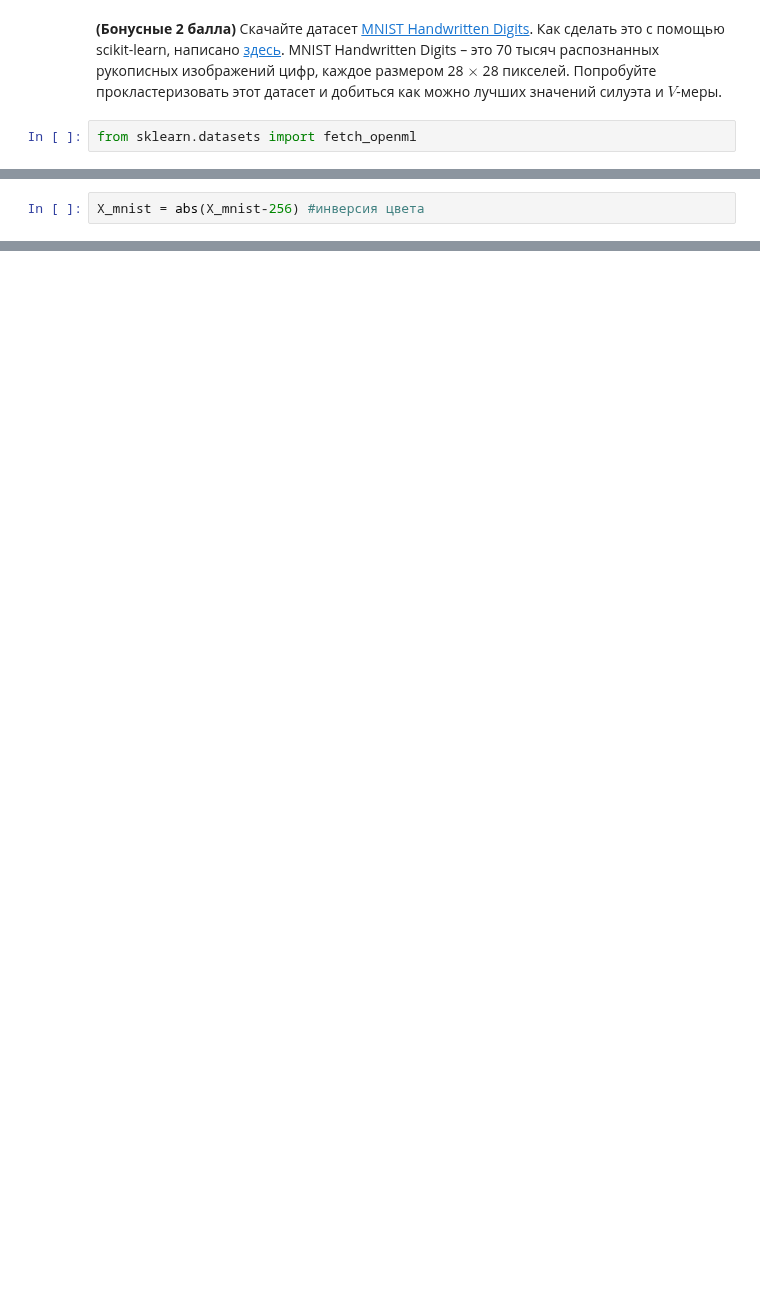
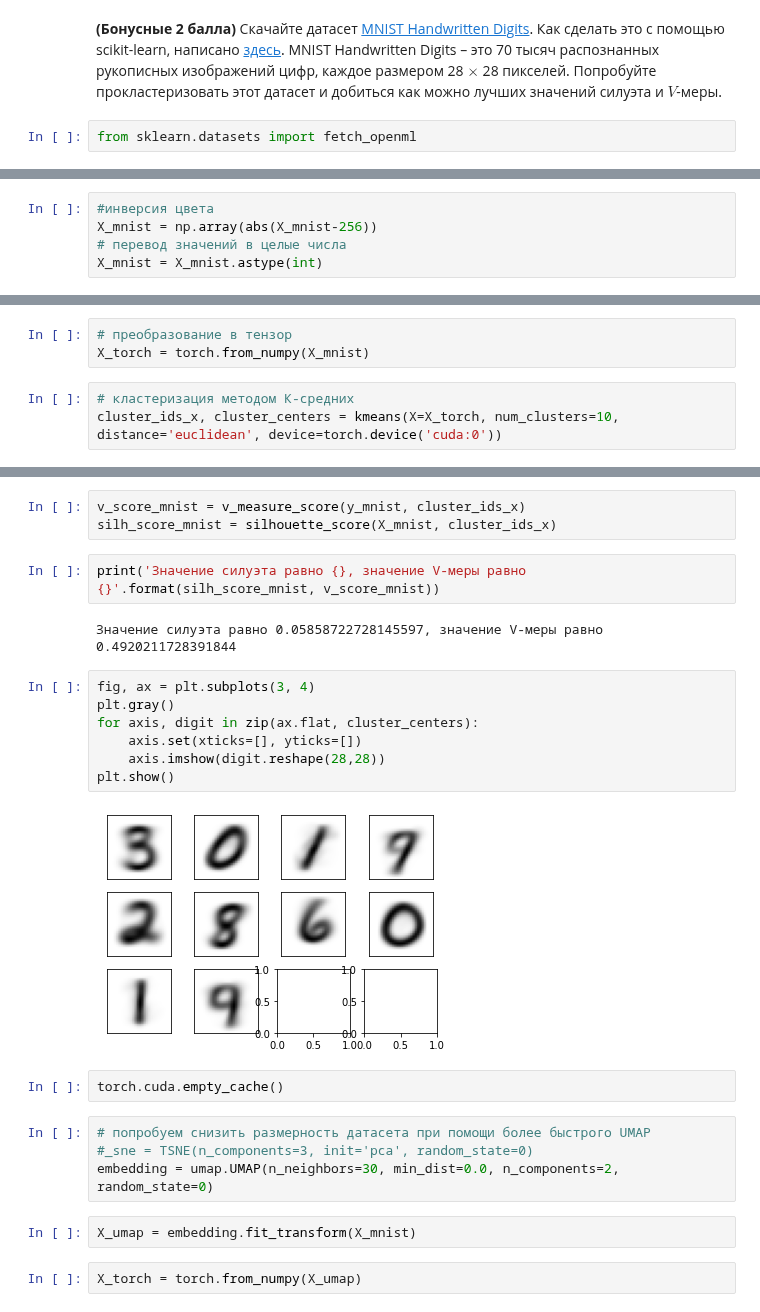
Before and after one commit to kinkpunk/ml-intro, a Jupyter notebook: 7_clustering/clustering.ipynb, the cells around one changed output, grey strips where cells are left out. Saved outputs shown, nothing was run; the diff lists cells and outputs as text; blank space fills up the shorter version.

```diff
--- a/7_clustering/clustering.ipynb
+++ b/7_clustering/clustering.ipynb
@@ -537,5 +514,8 @@ X_mnist.shape
-# %%
-X_mnist = abs(X_mnist-256) #инверсия цвета
+# %%
+#инверсия цвета
+X_mnist = np.array(abs(X_mnist-256))
+# перевод значений в целые числа
+X_mnist = X_mnist.astype(int)
 # %%
 fig, ax = plt.subplots(3, 4)
 plt.gray()
@@ -547,0 +540,6 @@ plt.show()
+# %%
+# преобразование в тензор
+X_torch = torch.from_numpy(X_mnist)
+# %%
+# кластеризация методом К-средних
+cluster_ids_x, cluster_centers = kmeans(X=X_torch, num_clusters=10, distance='euclidean', device=torch.device('cuda:0'))
@@ -547,0 +549,26 @@ plt.show()
+# %%
+v_score_mnist = v_measure_score(y_mnist, cluster_ids_x)
+silh_score_mnist = silhouette_score(X_mnist, cluster_ids_x)
+# %%
+print('Значение силуэта равно {}, значение V-меры равно {}'.format(silh_score_mnist, v_score_mnist))
+# %% [output]
+Значение силуэта равно 0.05858722728145597, значение V-меры равно 0.4920211728391844
+# %%
+fig, ax = plt.subplots(3, 4)
+plt.gray()
+for axis, digit in zip(ax.flat, cluster_centers):
+    axis.set(xticks=[], yticks=[])
+    axis.imshow(digit.reshape(28,28))
+plt.show()
+# %% [output]
+[figure, added]
+# %%
+torch.cuda.empty_cache()
+# %%
+# попробуем снизить размерность датасета при помощи более быстрого UMAP
+#_sne = TSNE(n_components=3, init='pca', random_state=0)
+embedding = umap.UMAP(n_neighbors=30, min_dist=0.0, n_components=2, random_state=0)
+# %%
+X_umap = embedding.fit_transform(X_mnist)
+# %%
+X_torch = torch.from_numpy(X_umap)
```
Also changed, not shown: parts of 45 cells of this notebook.
